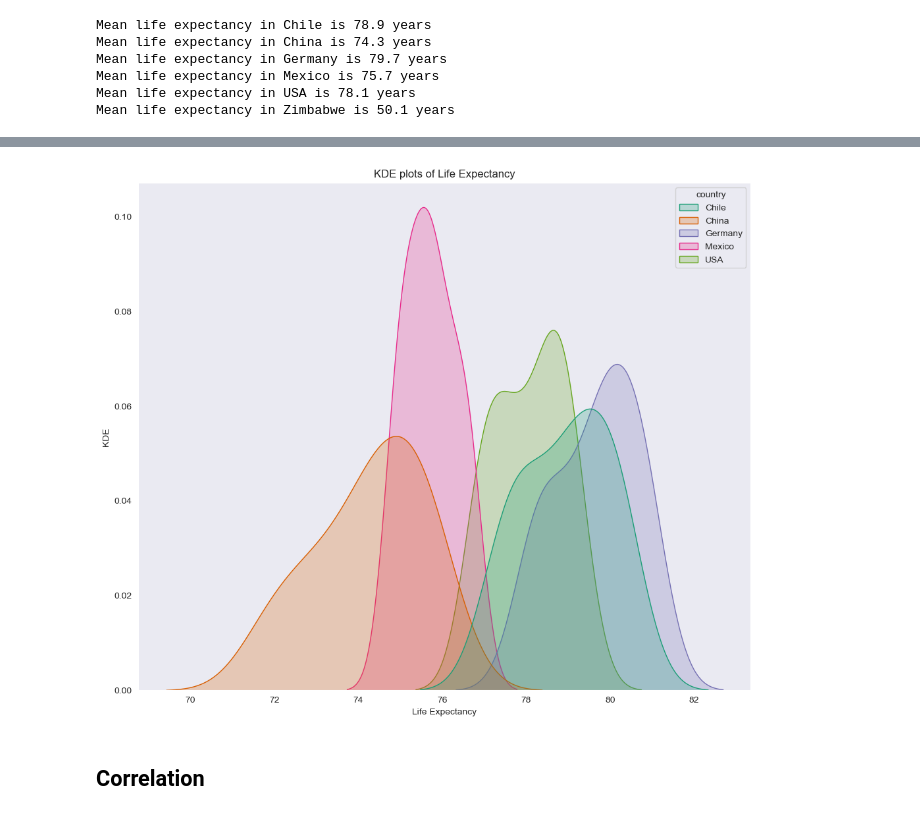
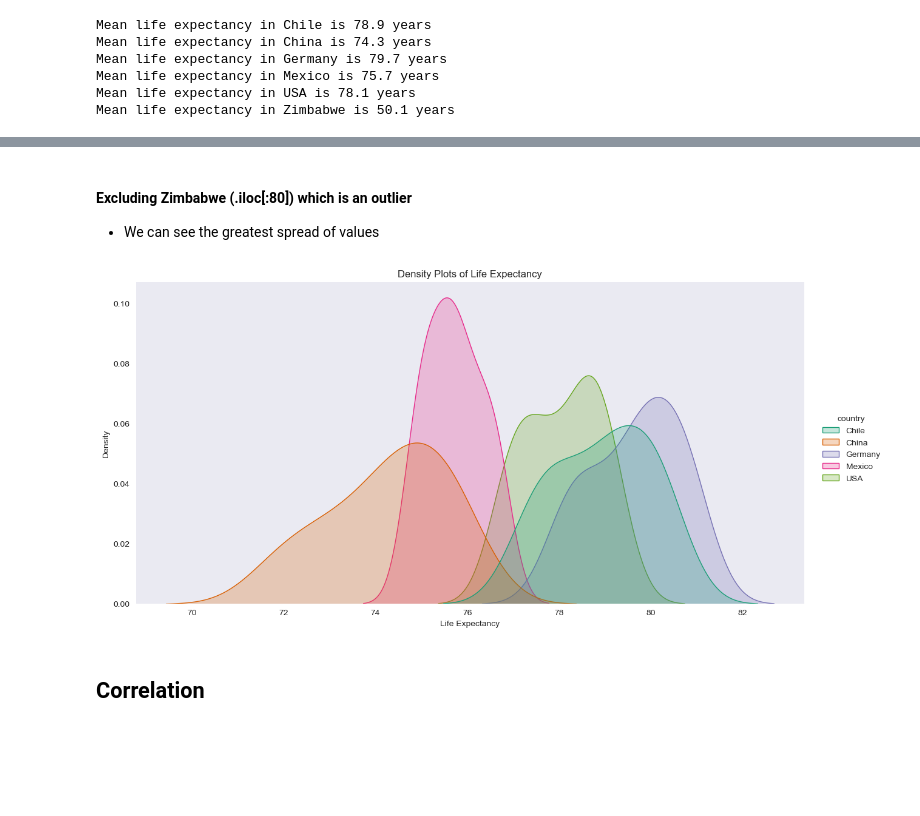
Before and after one commit to pineapple-bois/Life-Expectancy-and-GDP, a Jupyter notebook: life_expectancy_gdp.ipynb, the cells around one changed output, grey strips where cells are left out. Saved outputs shown, nothing was run; the diff lists cells and outputs as text; code cells hidden in the pictures; blank space fills up the shorter version.

```diff
--- a/life_expectancy_gdp.ipynb
+++ b/life_expectancy_gdp.ipynb
@@ -284,13 +292,15 @@ To see how life expectancy is distributed and the size of the interval
+# %% [markdown]
+#### Excluding Zimbabwe (.iloc[:80]) which is an outlier #####
+- We can see the greatest spread of values
 # %%
-plt.figure(figsize=(12, 10))
-sns.kdeplot(data=who_data.iloc[:80], x=who_data.life_expectancy.iloc[:80], hue=who_data.country.iloc[:80], palette='Dark2', fill=True)
-plt.title("KDE plots of Life Expectancy")
+sns.displot(data=who_data.iloc[:80], x=who_data.life_expectancy.iloc[:80], hue=who_data.country.iloc[:80], kind='kde', palette='Dark2', fill=True, height=6, aspect=2)
+plt.title("Density Plots of Life Expectancy")
 plt.xlabel("Life Expectancy")
-plt.ylabel("KDE")
+plt.ylabel("Density")
 plt.grid(False)
 plt.show()
 # %% [output]
-[figure, old version]
+[figure, new version]
 # %% [markdown]
 ## Correlation ##
 # %%
```
Also changed, not shown: parts of 10 cells of this notebook.
